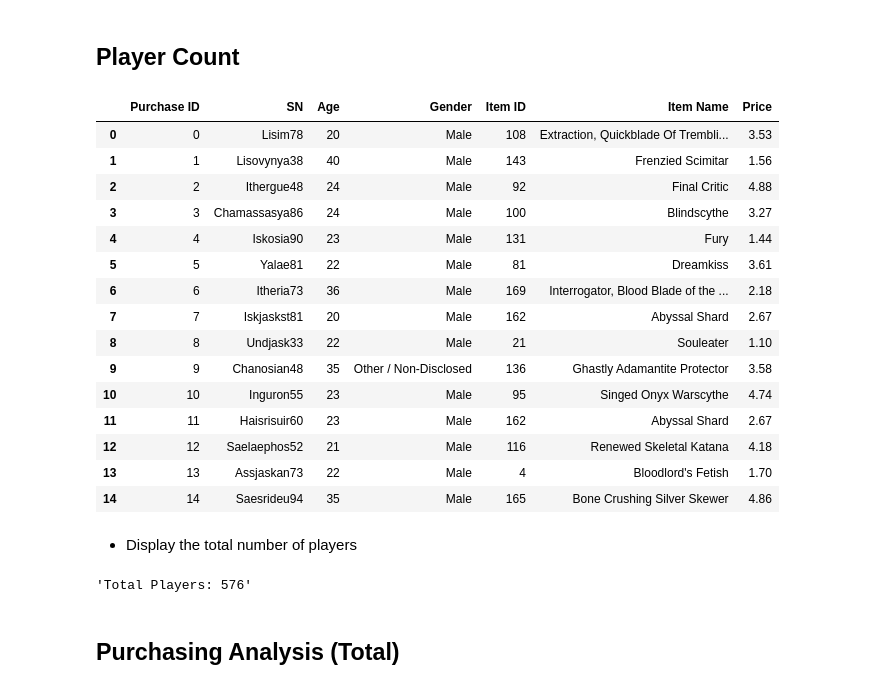
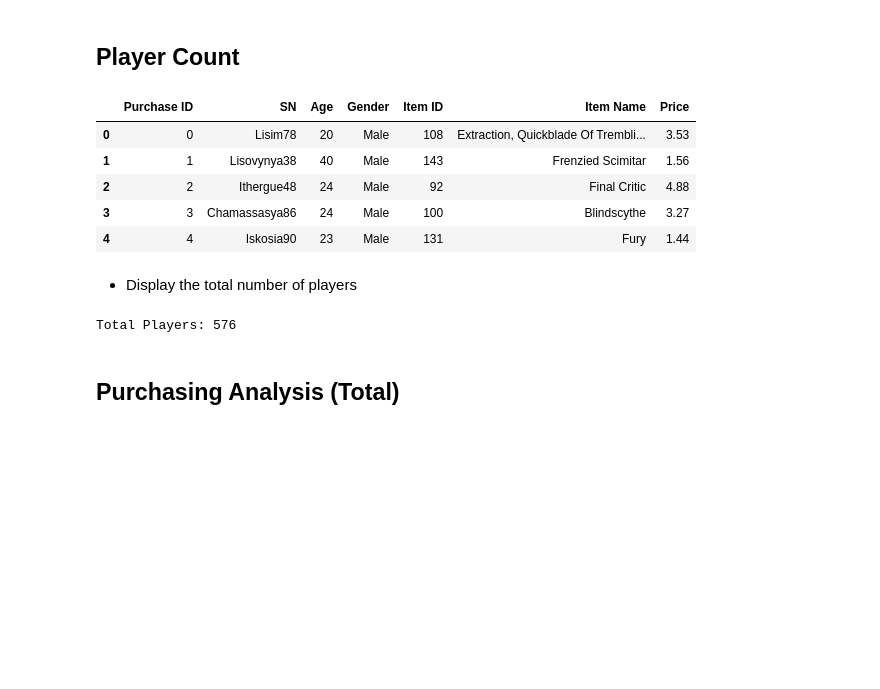
Before and after one commit to Romina-R/pandas-challenge, a Jupyter notebook: HeroesOfPymoli/HeroesOfPymoli_starter-RR.ipynb, the cells around one changed output. Drawn from its saved outputs; the diff is of its cells as text; code cells hidden in the pictures; blank space fills up the shorter version.

```diff
--- a/HeroesOfPymoli/HeroesOfPymoli_starter-RR.ipynb
+++ b/HeroesOfPymoli/HeroesOfPymoli_starter-RR.ipynb
@@ -23,33 +23,23 @@ df = pd.read_csv(file_to_load)
 # %% [markdown]
 ## Player Count
 # %%
-df.head(15)
+df.head()
 # %% [output]
 |  | Purchase ID | SN | Age | Gender | Item ID | Item Name | Price |
 | 0 | 0 | Lisim78 | 20 | Male | 108 | Extraction, Quickblade Of Trembli... | 3.53 |
 | 1 | 1 | Lisovynya38 | 40 | Male | 143 | Frenzied Scimitar | 1.56 |
 | 2 | 2 | Ithergue48 | 24 | Male | 92 | Final Critic | 4.88 |
 | 3 | 3 | Chamassasya86 | 24 | Male | 100 | Blindscythe | 3.27 |
 | 4 | 4 | Iskosia90 | 23 | Male | 131 | Fury | 1.44 |
-| 5 | 5 | Yalae81 | 22 | Male | 81 | Dreamkiss | 3.61 |
-| 6 | 6 | Itheria73 | 36 | Male | 169 | Interrogator, Blood Blade of the ... | 2.18 |
-| 7 | 7 | Iskjaskst81 | 20 | Male | 162 | Abyssal Shard | 2.67 |
-| 8 | 8 | Undjask33 | 22 | Male | 21 | Souleater | 1.10 |
-| 9 | 9 | Chanosian48 | 35 | Other / Non-Disclosed | 136 | Ghastly Adamantite Protector | 3.58 |
-| 10 | 10 | Inguron55 | 23 | Male | 95 | Singed Onyx Warscythe | 4.74 |
-| 11 | 11 | Haisrisuir60 | 23 | Male | 162 | Abyssal Shard | 2.67 |
-| 12 | 12 | Saelaephos52 | 21 | Male | 116 | Renewed Skeletal Katana | 4.18 |
-| 13 | 13 | Assjaskan73 | 22 | Male | 4 | Bloodlord's Fetish | 1.70 |
-| 14 | 14 | Saesrideu94 | 35 | Male | 165 | Bone Crushing Silver Skewer | 4.86 |
 # %% [markdown]
 * Display the total number of players
 # %%
 uniquedf = df["SN"].unique()
 
 totalplayers = len(uniquedf)
-(f'Total Players: {totalplayers}')
+print(f'Total Players: {totalplayers}')
 # %% [output]
-'Total Players: 576'
+Total Players: 576
 # %% [markdown]
 ## Purchasing Analysis (Total)
 # %% [markdown]
```
Also changed, not shown: parts of 14 cells of this notebook.
